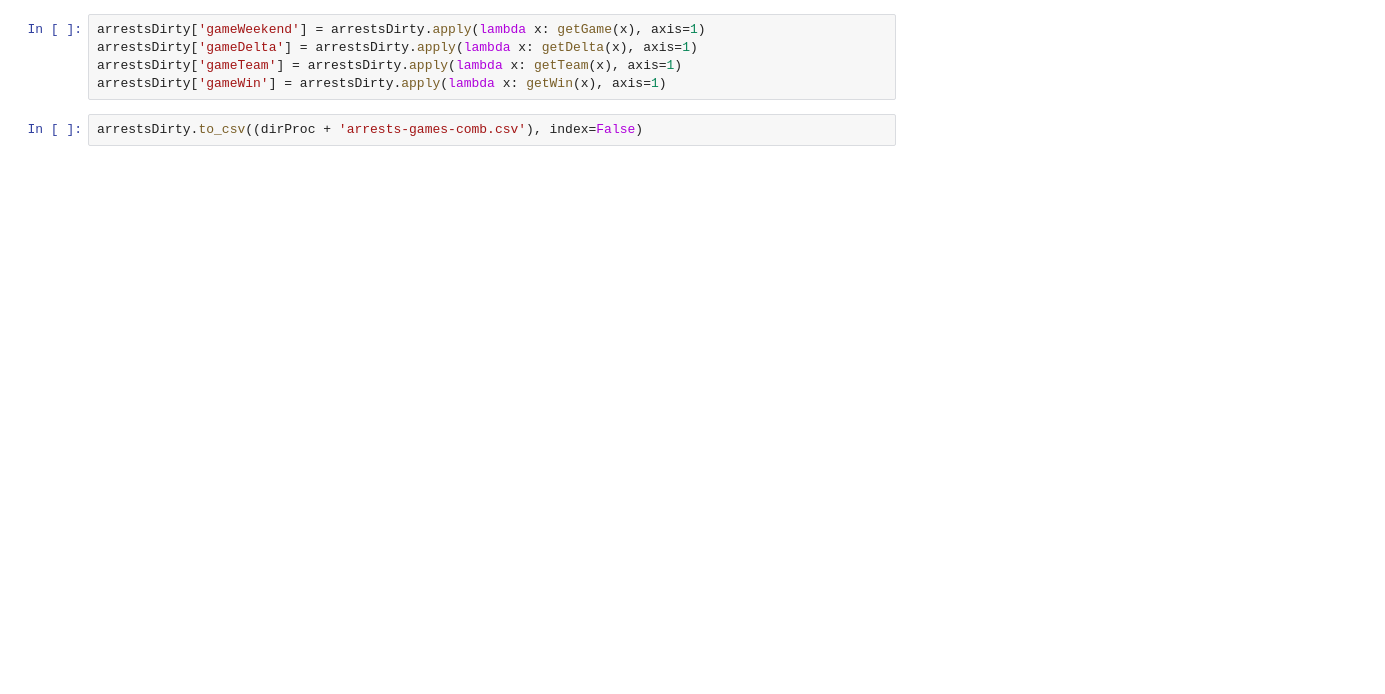
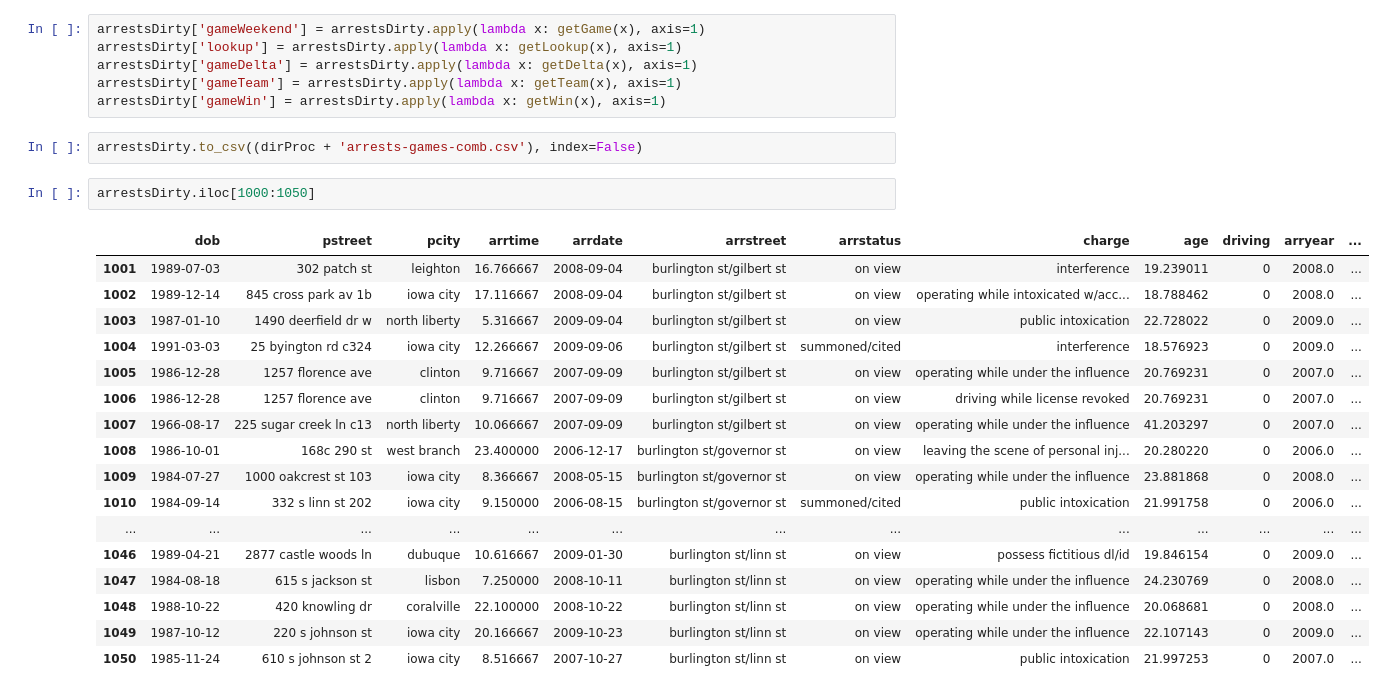
Before and after one commit to ryan-p-larson/bd-hack, a Jupyter notebook: arrests-football-dates.ipynb, the cells around one changed output. Saved outputs shown, nothing was run; the diff lists cells and outputs as text; blank space fills up the shorter version.

```diff
--- a/arrests-football-dates.ipynb
+++ b/arrests-football-dates.ipynb
@@ -82,8 +82,29 @@ def getWin(x):
         return gameWin
 # %%
 arrestsDirty['gameWeekend'] = arrestsDirty.apply(lambda x: getGame(x), axis=1)
+arrestsDirty['lookup'] = arrestsDirty.apply(lambda x: getLookup(x), axis=1)
 arrestsDirty['gameDelta'] = arrestsDirty.apply(lambda x: getDelta(x), axis=1)
 arrestsDirty['gameTeam'] = arrestsDirty.apply(lambda x: getTeam(x), axis=1)
 arrestsDirty['gameWin'] = arrestsDirty.apply(lambda x: getWin(x), axis=1)
 # %%
 arrestsDirty.to_csv((dirProc + 'arrests-games-comb.csv'), index=False)
+# %%
+arrestsDirty.iloc[1000:1050]
+# %% [output]
+|  | dob | pstreet | pcity | arrtime | arrdate | arrstreet | arrstatus | charge | age | driving | arryear | ... |
+| 1001 | 1989-07-03 | 302 patch st | leighton | 16.766667 | 2008-09-04 | burlington st/gilbert st | on view | interference | 19.239011 | 0 | 2008.0 | ... |
+| 1002 | 1989-12-14 | 845 cross park av 1b | iowa city | 17.116667 | 2008-09-04 | burlington st/gilbert st | on view | operating while intoxicated w/acc... | 18.788462 | 0 | 2008.0 | ... |
+| 1003 | 1987-01-10 | 1490 deerfield dr w | north liberty | 5.316667 | 2009-09-04 | burlington st/gilbert st | on view | public intoxication | 22.728022 | 0 | 2009.0 | ... |
+| 1004 | 1991-03-03 | 25 byington rd c324 | iowa city | 12.266667 | 2009-09-06 | burlington st/gilbert st | summoned/cited | interference | 18.576923 | 0 | 2009.0 | ... |
+| 1005 | 1986-12-28 | 1257 florence ave | clinton | 9.716667 | 2007-09-09 | burlington st/gilbert st | on view | operating while under the influence | 20.769231 | 0 | 2007.0 | ... |
+| 1006 | 1986-12-28 | 1257 florence ave | clinton | 9.716667 | 2007-09-09 | burlington st/gilbert st | on view | driving while license revoked | 20.769231 | 0 | 2007.0 | ... |
+| 1007 | 1966-08-17 | 225 sugar creek ln c13 | north liberty | 10.066667 | 2007-09-09 | burlington st/gilbert st | on view | operating while under the influence | 41.203297 | 0 | 2007.0 | ... |
+| 1008 | 1986-10-01 | 168c 290 st | west branch | 23.400000 | 2006-12-17 | burlington st/governor st | on view | leaving the scene of personal inj... | 20.280220 | 0 | 2006.0 | ... |
+| 1009 | 1984-07-27 | 1000 oakcrest st 103 | iowa city | 8.366667 | 2008-05-15 | burlington st/governor st | on view | operating while under the influence | 23.881868 | 0 | 2008.0 | ... |
+| 1010 | 1984-09-14 | 332 s linn st 202 | iowa city | 9.150000 | 2006-08-15 | burlington st/governor st | summoned/cited | public intoxication | 21.991758 | 0 | 2006.0 | ... |
+| ... | ... | ... | ... | ... | ... | ... | ... | ... | ... | ... | ... | ... |
+| 1046 | 1989-04-21 | 2877 castle woods ln | dubuque | 10.616667 | 2009-01-30 | burlington st/linn st | on view | possess fictitious dl/id | 19.846154 | 0 | 2009.0 | ... |
+| 1047 | 1984-08-18 | 615 s jackson st | lisbon | 7.250000 | 2008-10-11 | burlington st/linn st | on view | operating while under the influence | 24.230769 | 0 | 2008.0 | ... |
+| 1048 | 1988-10-22 | 420 knowling dr | coralville | 22.100000 | 2008-10-22 | burlington st/linn st | on view | operating while under the influence | 20.068681 | 0 | 2008.0 | ... |
+| 1049 | 1987-10-12 | 220 s johnson st | iowa city | 20.166667 | 2009-10-23 | burlington st/linn st | on view | operating while under the influence | 22.107143 | 0 | 2009.0 | ... |
+| 1050 | 1985-11-24 | 610 s johnson st 2 | iowa city | 8.516667 | 2007-10-27 | burlington st/linn st | on view | public intoxication | 21.997253 | 0 | 2007.0 | ... |
```
Also changed, not shown: 2 other files.
